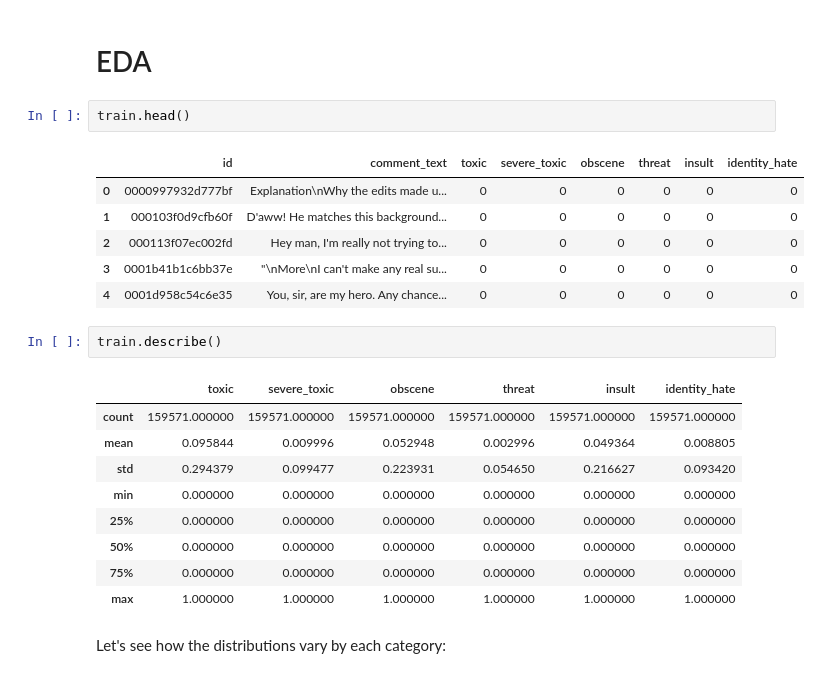
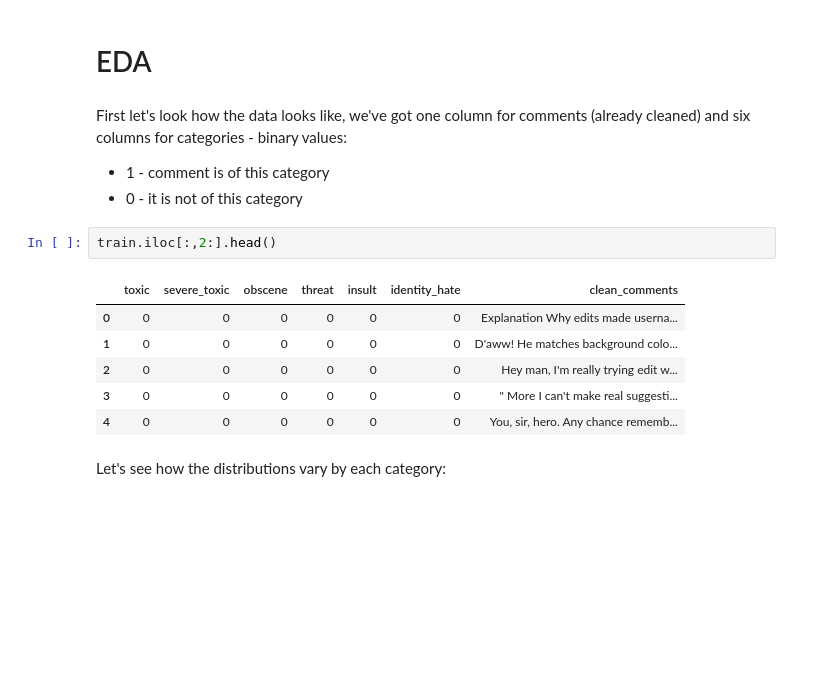
Before and after one commit to blawok/Toxic_Comments_Classification, a Jupyter notebook: toxic_comments.ipynb, the cells around one changed output. Drawn from its saved outputs; the diff is of its cells as text; blank space fills up the shorter version.

```diff
--- a/toxic_comments.ipynb
+++ b/toxic_comments.ipynb
@@ -61,27 +82,21 @@ train['clean_comments'] = train['comment_text'].apply(lambda x: ' '.join([word f
 test_set['clean_comments'] = test_set['comment_text'].apply(lambda x: ' '.join([word for word in x.split() if word not in (stopwords)]))
 # %% [markdown]
 # EDA
+# %% [markdown]
+First let's look how the data looks like, we've got one column for comments (already cleaned) and six columns for categories - binary values:
+
+
+*   1 - comment is of this category
+*   0 - it is not of this category
 # %%
-train.head()
+train.iloc[:,2:].head()
 # %% [output]
-|  | id | comment_text | toxic | severe_toxic | obscene | threat | insult | identity_hate |
-| 0 | 0000997932d777bf | Explanation\nWhy the edits made u... | 0 | 0 | 0 | 0 | 0 | 0 |
-| 1 | 000103f0d9cfb60f | D'aww! He matches this background... | 0 | 0 | 0 | 0 | 0 | 0 |
-| 2 | 000113f07ec002fd | Hey man, I'm really not trying to... | 0 | 0 | 0 | 0 | 0 | 0 |
-| 3 | 0001b41b1c6bb37e | "\nMore\nI can't make any real su... | 0 | 0 | 0 | 0 | 0 | 0 |
-| 4 | 0001d958c54c6e35 | You, sir, are my hero. Any chance... | 0 | 0 | 0 | 0 | 0 | 0 |
+|  | toxic | severe_toxic | obscene | threat | insult | identity_hate | clean_comments |
+| 0 | 0 | 0 | 0 | 0 | 0 | 0 | Explanation Why edits made userna... |
+| 1 | 0 | 0 | 0 | 0 | 0 | 0 | D'aww! He matches background colo... |
+| 2 | 0 | 0 | 0 | 0 | 0 | 0 | Hey man, I'm really trying edit w... |
+| 3 | 0 | 0 | 0 | 0 | 0 | 0 | " More I can't make real suggesti... |
+| 4 | 0 | 0 | 0 | 0 | 0 | 0 | You, sir, hero. Any chance rememb... |
-# %%
-train.describe()
-# %% [output]
-|  | toxic | severe_toxic | obscene | threat | insult | identity_hate |
-| count | 159571.000000 | 159571.000000 | 159571.000000 | 159571.000000 | 159571.000000 | 159571.000000 |
-| mean | 0.095844 | 0.009996 | 0.052948 | 0.002996 | 0.049364 | 0.008805 |
-| std | 0.294379 | 0.099477 | 0.223931 | 0.054650 | 0.216627 | 0.093420 |
-| min | 0.000000 | 0.000000 | 0.000000 | 0.000000 | 0.000000 | 0.000000 |
-| 25% | 0.000000 | 0.000000 | 0.000000 | 0.000000 | 0.000000 | 0.000000 |
-| 50% | 0.000000 | 0.000000 | 0.000000 | 0.000000 | 0.000000 | 0.000000 |
-| 75% | 0.000000 | 0.000000 | 0.000000 | 0.000000 | 0.000000 | 0.000000 |
-| max | 1.000000 | 1.000000 | 1.000000 | 1.000000 | 1.000000 | 1.000000 |
 # %% [markdown]
 Let's see how the distributions vary by each category:
 # %%
```
Also changed, not shown: parts of 85 cells of this notebook.
